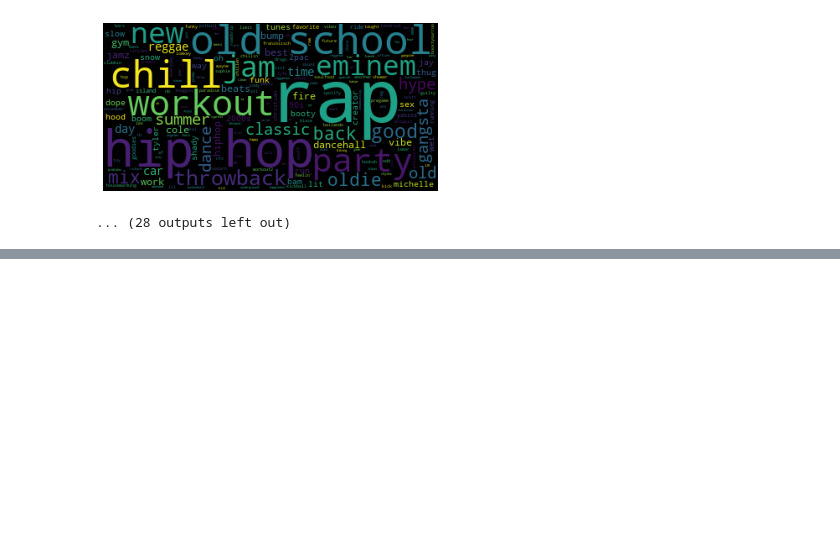
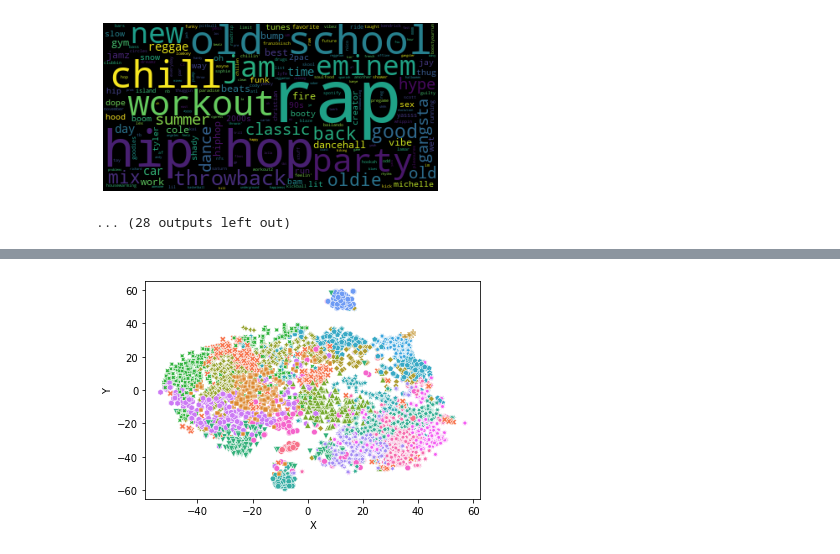
Before and after one commit to AlexanderFriedrichsen/cs254_playlist_project, a Jupyter notebook: k_means.ipynb, the cells around one changed output, grey strips where cells are left out. Drawn from its saved outputs; the diff is of its cells as text; code cells hidden in the pictures; blank space fills up the shorter version.

```diff
--- a/k_means.ipynb
+++ b/k_means.ipynb
@@ -240,0 +311,14 @@ OperationalError: near "tracks_in_playlist": syntax error
+# %%
+n_clusters = 20
+kmeans_song = KMeans(n_clusters=n_clusters, random_state=42)
+clusters_song = kmeans_song.fit(scaled_song_x)
+labels_song = clusters_song.labels_
+song_data_df['cluster'] = pd.Categorical(labels_song)
+
+# target_cluster_song = kmeans_song.predict(scaled_y)
+# print(target_cluster_song[0])
+# %%
+sns.scatterplot(x='X', y='Y', hue='cluster', style='cluster', data=song_data_df, legend=None)
+plt.show()
+# %% [output]
+[figure, added]
```
Also changed, not shown: parts of 7 cells of this notebook, 1 other file.
